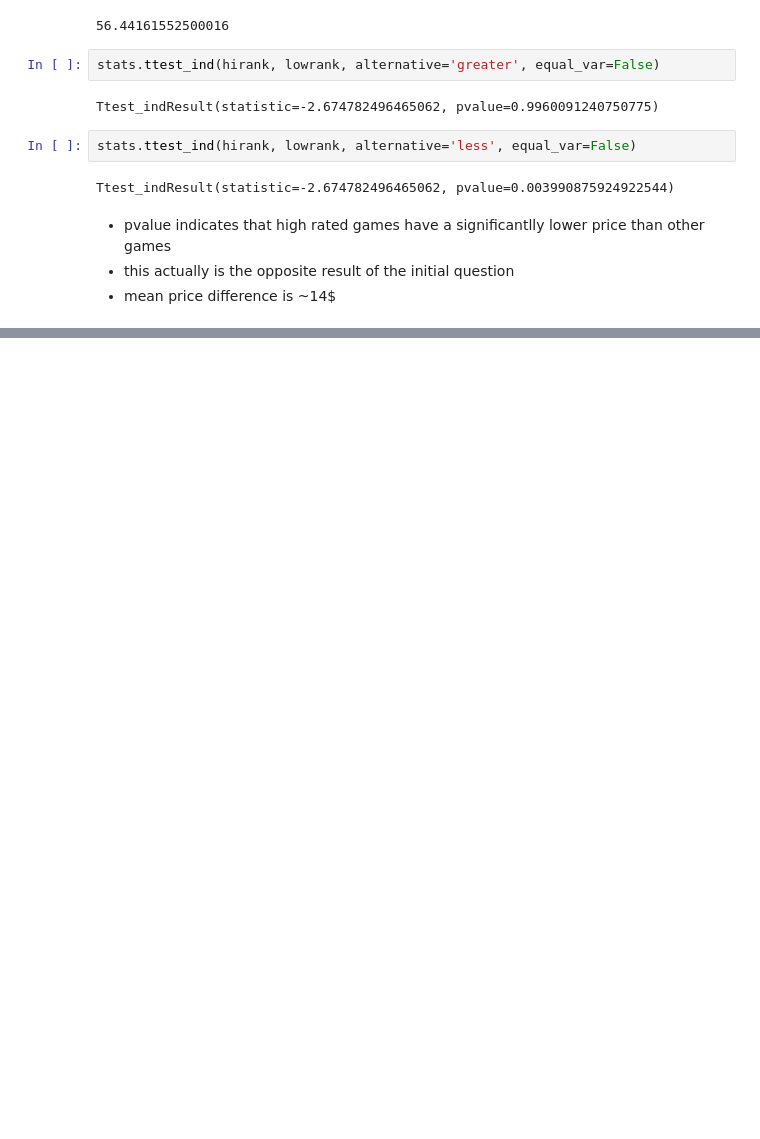
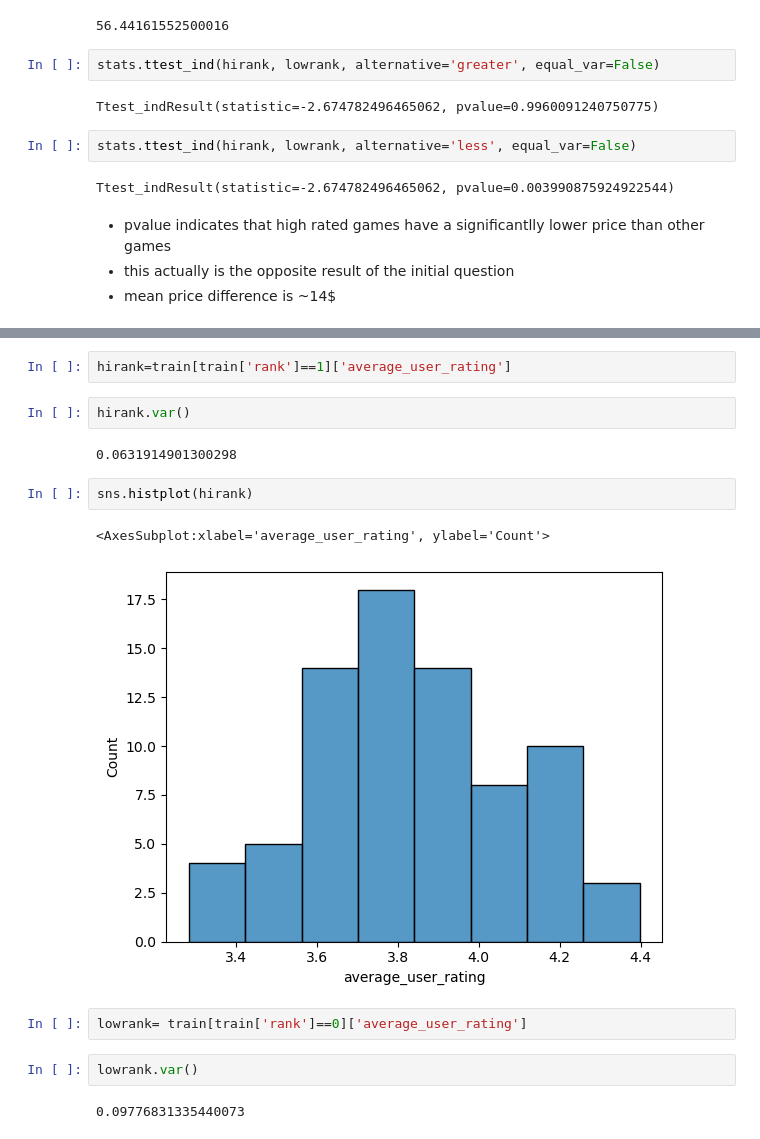
Before and after one commit to Andy-Jensen/board-game-project, a Jupyter notebook: explore.ipynb, the cells around one changed output, grey strips where cells are left out. Cells and saved outputs as stored; diff of their text form; blank space fills up the shorter version.

```diff
--- a/explore.ipynb
+++ b/explore.ipynb
@@ -189,0 +250,17 @@ Ttest_indResult(statistic=-2.674782496465062, pvalue=0.003990875924922544)
+# %%
+hirank=train[train['rank']==1]['average_user_rating']
+# %%
+hirank.var()
+# %% [output]
+0.0631914901300298
+# %%
+sns.histplot(hirank)
+# %% [output]
+<AxesSubplot:xlabel='average_user_rating', ylabel='Count'>
+[figure, added]
+# %%
+lowrank= train[train['rank']==0]['average_user_rating']
+# %%
+lowrank.var()
+# %% [output]
+0.09776831335440073
```
Also changed, not shown: parts of 25 cells of this notebook.
